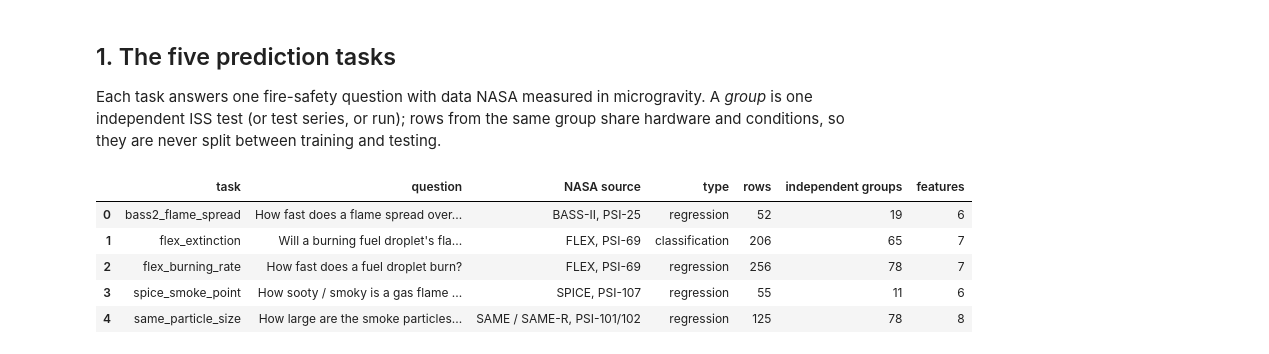
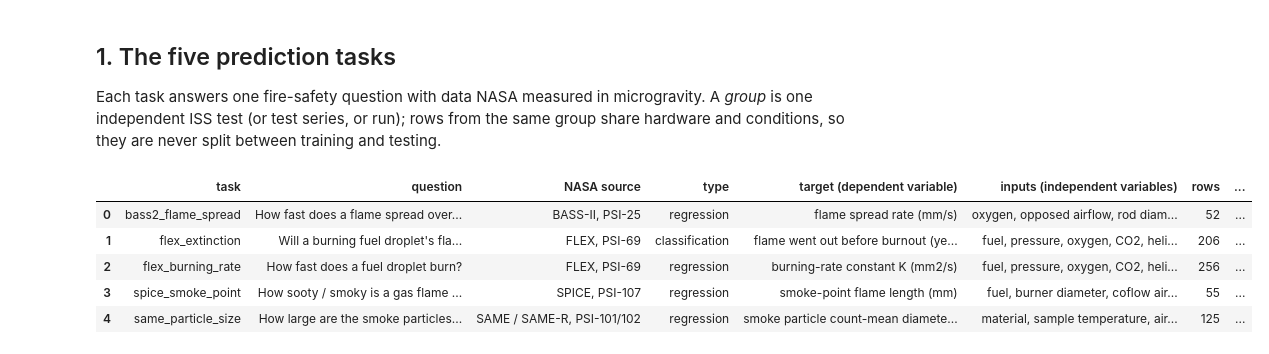
Before and after one commit to Dumbo-programmer/NASA-Space-Apps-2026, a Jupyter notebook: notebooks/AstraFlame_Full_ML_Pipeline.ipynb, the cells around one changed output. Drawn from its saved outputs; the diff is of its cells as text; code cells hidden in the pictures.

```diff
--- a/notebooks/AstraFlame_Full_ML_Pipeline.ipynb
+++ b/notebooks/AstraFlame_Full_ML_Pipeline.ipynb
@@ -80,22 +80,30 @@ Each task answers one fire-safety question with data NASA measured in microgravi
 # %%
 S = P.all_specs()          # loads data/processed and applies the preprocessing of section 3
 QUESTION = {
     "bass2_flame_spread": ("How fast does a flame spread over a solid (PMMA rod)?", "BASS-II, PSI-25"),
     "flex_extinction":    ("Will a burning fuel droplet's flame go out before the fuel is used up?", "FLEX, PSI-69"),
     "flex_burning_rate":  ("How fast does a fuel droplet burn?", "FLEX, PSI-69"),
     "spice_smoke_point":  ("How sooty / smoky is a gas flame (smoke-point length)?", "SPICE, PSI-107"),
     "same_particle_size": ("How large are the smoke particles a detector must see?", "SAME / SAME-R, PSI-101/102"),
 }
+TARGET = {"bass2_flame_spread": "flame spread rate (mm/s)", "flex_extinction": "flame went out before burnout (yes/no)",
+          "flex_burning_rate": "burning-rate constant K (mm2/s)", "spice_smoke_point": "smoke-point flame length (mm)",
+          "same_particle_size": "smoke particle count-mean diameter (um)"}
+INPUTS = {"bass2_flame_spread": "oxygen, opposed airflow, rod diameter", "flex_extinction": "fuel, pressure, oxygen, CO2, helium, droplet size",
+          "flex_burning_rate": "fuel, pressure, oxygen, CO2, helium, droplet size", "spice_smoke_point": "fuel, burner diameter, coflow air velocity",
+          "same_particle_size": "material, sample temperature, airflow, smoke aging time, campaign"}
 summary = pd.DataFrame([{
     "task": n, "question": QUESTION[n][0], "NASA source": QUESTION[n][1], "type": s["task"],
-    "rows": len(s["y"]), "independent groups": len(np.unique(s["g"])), "features": s["X"].shape[1]}
+    "target (dependent variable)": TARGET[n], "inputs (independent variables)": INPUTS[n],
+    "rows": len(s["y"]), "independent groups": len(np.unique(s["g"]))}
     for n, s in S.items()])
-display(summary)
+with pd.option_context("display.max_colwidth", 60):
+    display(summary)
 # %% [output]
-|  | task | question | NASA source | type | rows | independent groups | features |
-| 0 | bass2_flame_spread | How fast does a flame spread over... | BASS-II, PSI-25 | regression | 52 | 19 | 6 |
-| 1 | flex_extinction | Will a burning fuel droplet's fla... | FLEX, PSI-69 | classification | 206 | 65 | 7 |
-| 2 | flex_burning_rate | How fast does a fuel droplet burn? | FLEX, PSI-69 | regression | 256 | 78 | 7 |
-| 3 | spice_smoke_point | How sooty / smoky is a gas flame ... | SPICE, PSI-107 | regression | 55 | 11 | 6 |
-| 4 | same_particle_size | How large are the smoke particles... | SAME / SAME-R, PSI-101/102 | regression | 125 | 78 | 8 |
+|  | task | question | NASA source | type | target (dependent variable) | inputs (independent variables) | rows | ... |
+| 0 | bass2_flame_spread | How fast does a flame spread over... | BASS-II, PSI-25 | regression | flame spread rate (mm/s) | oxygen, opposed airflow, rod diam... | 52 | ... |
+| 1 | flex_extinction | Will a burning fuel droplet's fla... | FLEX, PSI-69 | classification | flame went out before burnout (ye... | fuel, pressure, oxygen, CO2, heli... | 206 | ... |
+| 2 | flex_burning_rate | How fast does a fuel droplet burn? | FLEX, PSI-69 | regression | burning-rate constant K (mm2/s) | fuel, pressure, oxygen, CO2, heli... | 256 | ... |
+| 3 | spice_smoke_point | How sooty / smoky is a gas flame ... | SPICE, PSI-107 | regression | smoke-point flame length (mm) | fuel, burner diameter, coflow air... | 55 | ... |
+| 4 | same_particle_size | How large are the smoke particles... | SAME / SAME-R, PSI-101/102 | regression | smoke particle count-mean diamete... | material, sample temperature, air... | 125 | ... |
 # %% [markdown]
```
Also changed, not shown: parts of 46 cells of this notebook.
